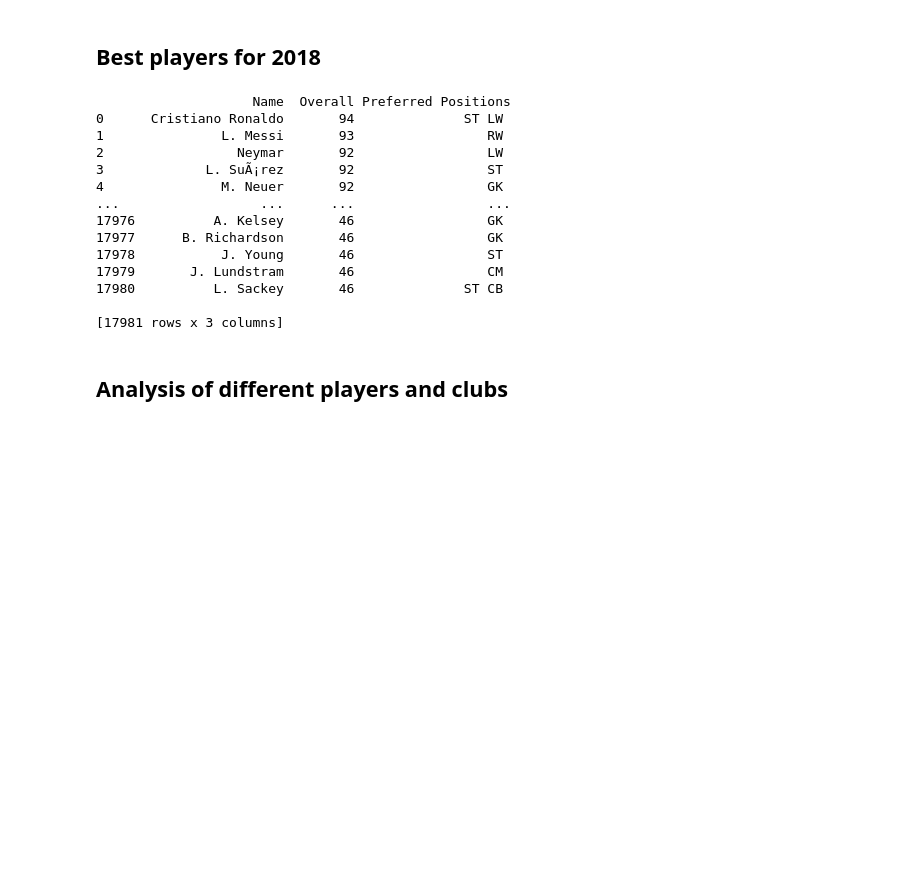
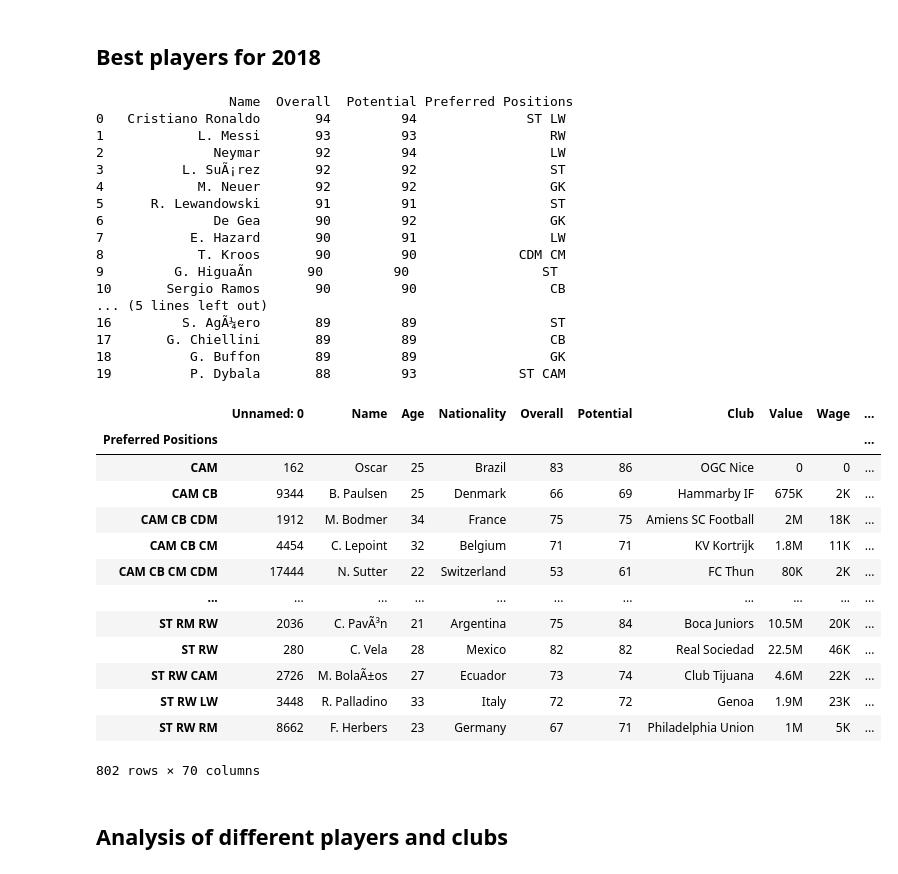
Before and after one commit to ayodm/AI-ML-UT-Austin-, a Jupyter notebook: FIFA Data Analysis - Project - Mosanya.ipynb, the cells around one changed output. Cells and saved outputs as stored; diff of their text form; code cells hidden in the pictures; blank space fills up the shorter version.

```diff
--- a/FIFA Data Analysis - Project - Mosanya.ipynb
+++ b/FIFA Data Analysis - Project - Mosanya.ipynb
@@ -228,23 +295,47 @@ Players_D.to_csv("Players_D.csv", index=True)
 # %% [markdown]
 ## Best players for 2018
 # %%
-BestPlayers = fdata[['Name','Overall','Preferred Positions']]
-print(BestPlayers)
+rw = fdata[["Name","Overall", "Potential", "Preferred Positions"]].nlargest(20, "Overall")
+
+rw1 = fdata.groupby("Preferred Positions")
+
+print(rw)
 # %% [output]
-                    Name  Overall Preferred Positions
-0      Cristiano Ronaldo       94              ST LW
-1               L. Messi       93                 RW
-2                 Neymar       92                 LW
-3             L. SuÃ¡rez       92                 ST
-4               M. Neuer       92                 GK
-...                  ...      ...                 ...
-17976          A. Kelsey       46                 GK
-17977      B. Richardson       46                 GK
-17978           J. Young       46                 ST
-17979       J. Lundstram       46                 CM
-17980          L. Sackey       46              ST CB
-
-[17981 rows x 3 columns]
+                 Name  Overall  Potential Preferred Positions
+0   Cristiano Ronaldo       94         94              ST LW
+1            L. Messi       93         93                 RW
+2              Neymar       92         94                 LW
+3          L. SuÃ¡rez       92         92                 ST
+4            M. Neuer       92         92                 GK
+5      R. Lewandowski       91         91                 ST
+6              De Gea       90         92                 GK
+7           E. Hazard       90         91                 LW
+8            T. Kroos       90         90             CDM CM
+9         G. HiguaÃ­n       90         90                 ST
+10       Sergio Ramos       90         90                 CB
+... (5 lines left out)
+16         S. AgÃ¼ero       89         89                 ST
+17       G. Chiellini       89         89                 CB
+18          G. Buffon       89         89                 GK
+19          P. Dybala       88         93             ST CAM
+# %%
+rw1 = fdata.groupby("Preferred Positions")
+rw1.first()
+# %% [output]
+|  | Unnamed: 0 | Name | Age | Nationality | Overall | Potential | Club | Value | Wage | ... |
+| Preferred Positions |  |  |  |  |  |  |  |  |  | ... |
+| CAM | 162 | Oscar | 25 | Brazil | 83 | 86 | OGC Nice | 0 | 0 | ... |
+| CAM CB | 9344 | B. Paulsen | 25 | Denmark | 66 | 69 | Hammarby IF | 675K | 2K | ... |
+| CAM CB CDM | 1912 | M. Bodmer | 34 | France | 75 | 75 | Amiens SC Football | 2M | 18K | ... |
+| CAM CB CM | 4454 | C. Lepoint | 32 | Belgium | 71 | 71 | KV Kortrijk | 1.8M | 11K | ... |
+| CAM CB CM CDM | 17444 | N. Sutter | 22 | Switzerland | 53 | 61 | FC Thun | 80K | 2K | ... |
+| ... | ... | ... | ... | ... | ... | ... | ... | ... | ... | ... |
+| ST RM RW | 2036 | C. PavÃ³n | 21 | Argentina | 75 | 84 | Boca Juniors | 10.5M | 20K | ... |
+| ST RW | 280 | C. Vela | 28 | Mexico | 82 | 82 | Real Sociedad | 22.5M | 46K | ... |
+| ST RW CAM | 2726 | M. BolaÃ±os | 27 | Ecuador | 73 | 74 | Club Tijuana | 4.6M | 22K | ... |
+| ST RW LW | 3448 | R. Palladino | 33 | Italy | 72 | 72 | Genoa | 1.9M | 23K | ... |
+| ST RW RM | 8662 | F. Herbers | 23 | Germany | 67 | 71 | Philadelphia Union | 1M | 5K | ... |
+802 rows × 70 columns
 # %% [markdown]
 ## Analysis of different players and clubs
 # %%
```
Also changed, not shown: parts of 10 cells of this notebook, 1 other file.
